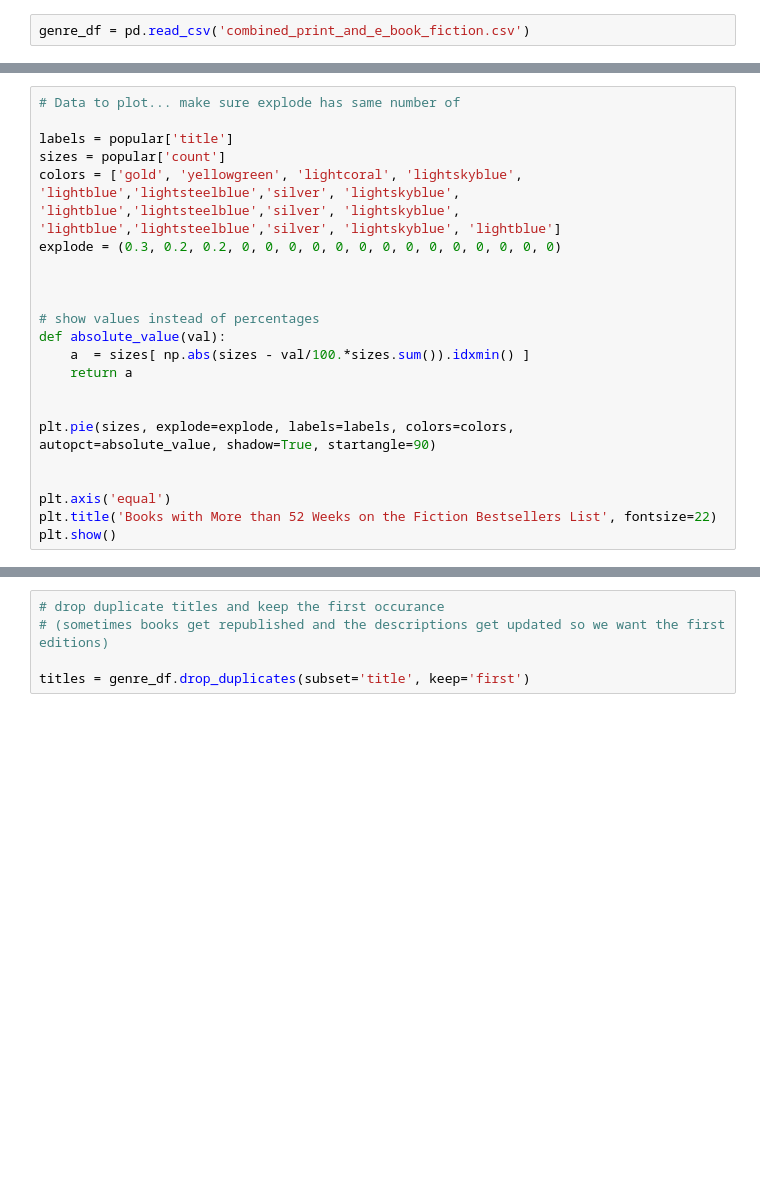
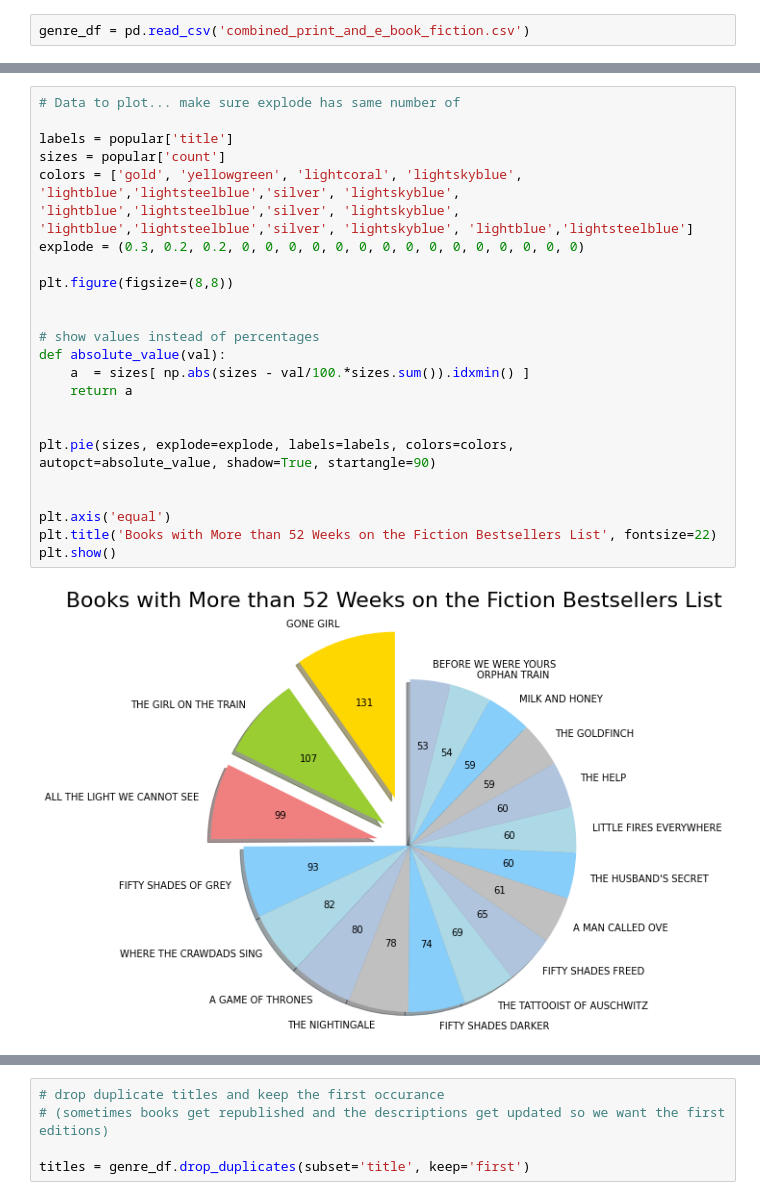
Before and after one commit to sam-brady/bestsellers-list-and-text-gen, a Jupyter notebook: NYT Combined-Print-and-E-Book-Fiction Bestsellers List .ipynb, the cells around one changed output, grey strips where cells are left out. Cells and saved outputs as stored; diff of their text form; blank space fills up the shorter version.

```diff
--- a/NYT Combined-Print-and-E-Book-Fiction Bestsellers List .ipynb
+++ b/NYT Combined-Print-and-E-Book-Fiction Bestsellers List .ipynb
@@ -154,26 +214,29 @@ popular
 # %%
 # Data to plot... make sure explode has same number of
 
 labels = popular['title']
 sizes = popular['count']
-colors = ['gold', 'yellowgreen', 'lightcoral', 'lightskyblue', 'lightblue','lightsteelblue','silver', 'lightskyblue', 'lightblue','lightsteelblue','silver', 'lightskyblue', 'lightblue','lightsteelblue','silver', 'lightskyblue', 'lightblue']
-explode = (0.3, 0.2, 0.2, 0, 0, 0, 0, 0, 0, 0, 0, 0, 0, 0, 0, 0, 0)
+colors = ['gold', 'yellowgreen', 'lightcoral', 'lightskyblue', 'lightblue','lightsteelblue','silver', 'lightskyblue', 'lightblue','lightsteelblue','silver', 'lightskyblue', 'lightblue','lightsteelblue','silver', 'lightskyblue', 'lightblue','lightsteelblue']
+explode = (0.3, 0.2, 0.2, 0, 0, 0, 0, 0, 0, 0, 0, 0, 0, 0, 0, 0, 0, 0)
 
+plt.figure(figsize=(8,8))
 
 
 # show values instead of percentages
 def absolute_value(val):
     a  = sizes[ np.abs(sizes - val/100.*sizes.sum()).idxmin() ]
     return a
 
 
 plt.pie(sizes, explode=explode, labels=labels, colors=colors,
 autopct=absolute_value, shadow=True, startangle=90)
 
 
 plt.axis('equal')
 plt.title('Books with More than 52 Weeks on the Fiction Bestsellers List', fontsize=22)
 plt.show()
+# %% [output]
+[figure, added]
 # %%
 # rank and plot the most popular book authors by weeks on the list
 
```
Also changed, not shown: parts of 23 cells of this notebook.
